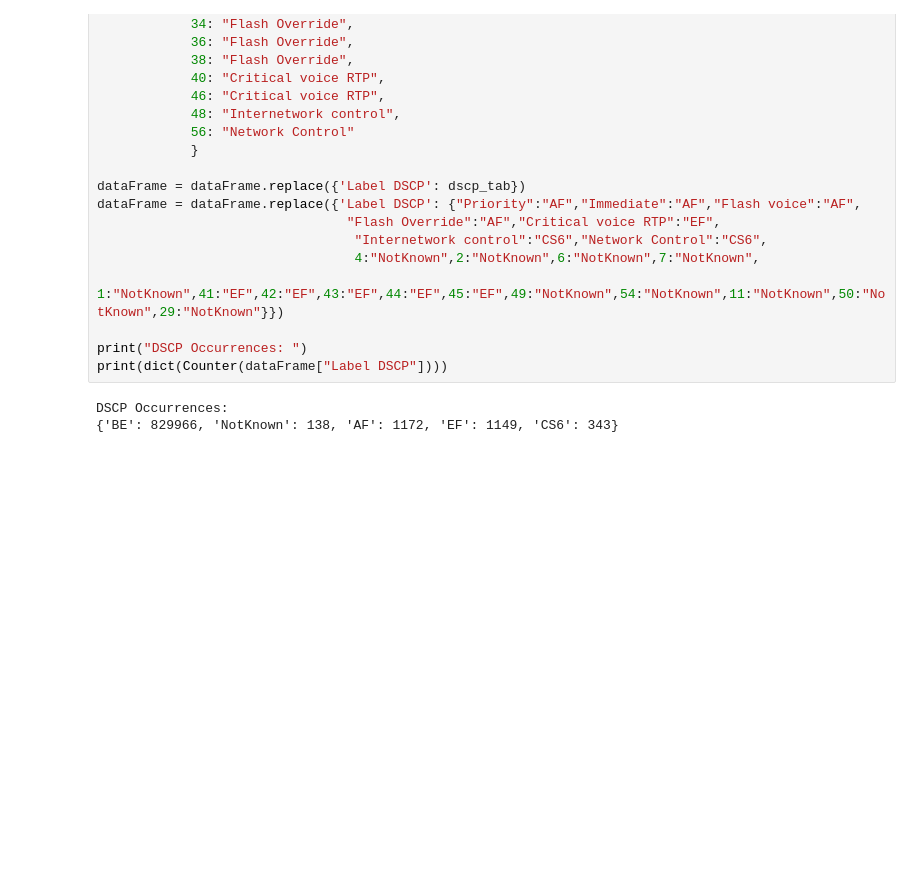
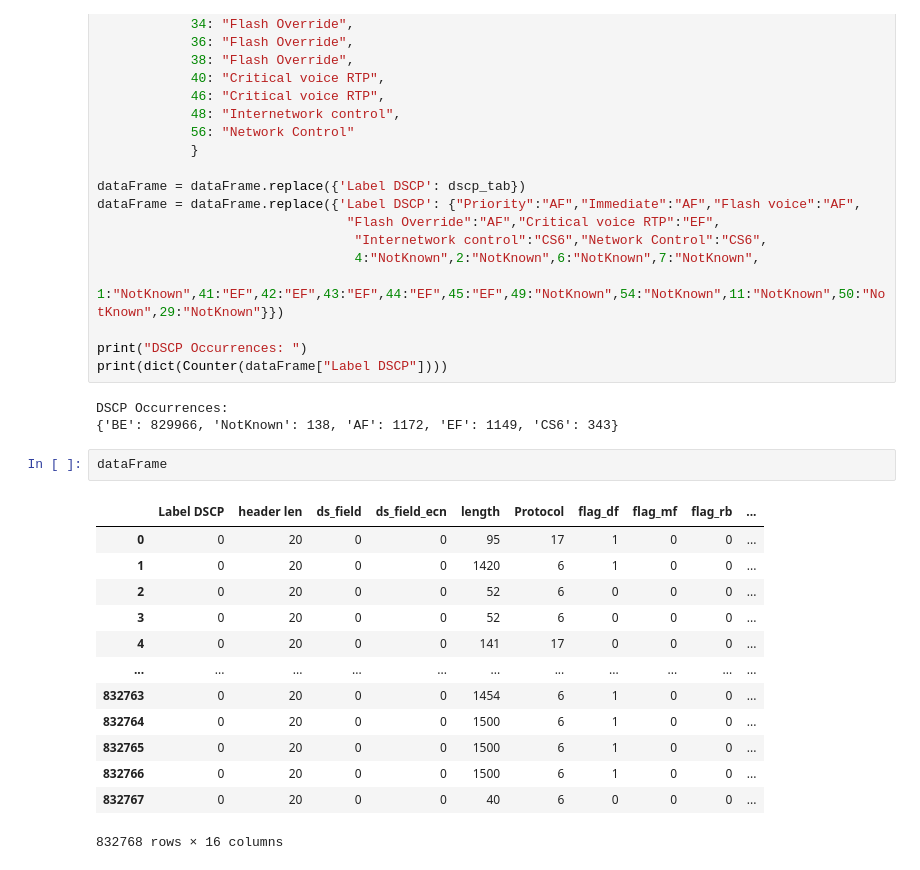
Before and after one commit to ericrubia99/NBD_Lab, a Jupyter notebook: Project.ipynb, the cells around one changed output. Cells and saved outputs as stored; diff of their text form; blank space fills up the shorter version.

```diff
--- a/Project.ipynb
+++ b/Project.ipynb
@@ -966,6 +970,22 @@ print(dict(Counter(dataFrame["Label DSCP"])))
 # %% [output]
 DSCP Occurrences:
 {'BE': 829966, 'NotKnown': 138, 'AF': 1172, 'EF': 1149, 'CS6': 343}
+# %%
+dataFrame
+# %% [output]
+|  | Label DSCP | header len | ds_field | ds_field_ecn | length | Protocol | flag_df | flag_mf | flag_rb | ... |
+| 0 | 0 | 20 | 0 | 0 | 95 | 17 | 1 | 0 | 0 | ... |
+| 1 | 0 | 20 | 0 | 0 | 1420 | 6 | 1 | 0 | 0 | ... |
+| 2 | 0 | 20 | 0 | 0 | 52 | 6 | 0 | 0 | 0 | ... |
+| 3 | 0 | 20 | 0 | 0 | 52 | 6 | 0 | 0 | 0 | ... |
+| 4 | 0 | 20 | 0 | 0 | 141 | 17 | 0 | 0 | 0 | ... |
+| ... | ... | ... | ... | ... | ... | ... | ... | ... | ... | ... |
+| 832763 | 0 | 20 | 0 | 0 | 1454 | 6 | 1 | 0 | 0 | ... |
+| 832764 | 0 | 20 | 0 | 0 | 1500 | 6 | 1 | 0 | 0 | ... |
+| 832765 | 0 | 20 | 0 | 0 | 1500 | 6 | 1 | 0 | 0 | ... |
+| 832766 | 0 | 20 | 0 | 0 | 1500 | 6 | 1 | 0 | 0 | ... |
+| 832767 | 0 | 20 | 0 | 0 | 40 | 6 | 0 | 0 | 0 | ... |
+832768 rows × 16 columns
 # %%
 data_unique = dataFrame.drop_duplicates(["IP_DST","dst_port"])
 
```
Also changed, not shown: parts of 23 cells of this notebook.
